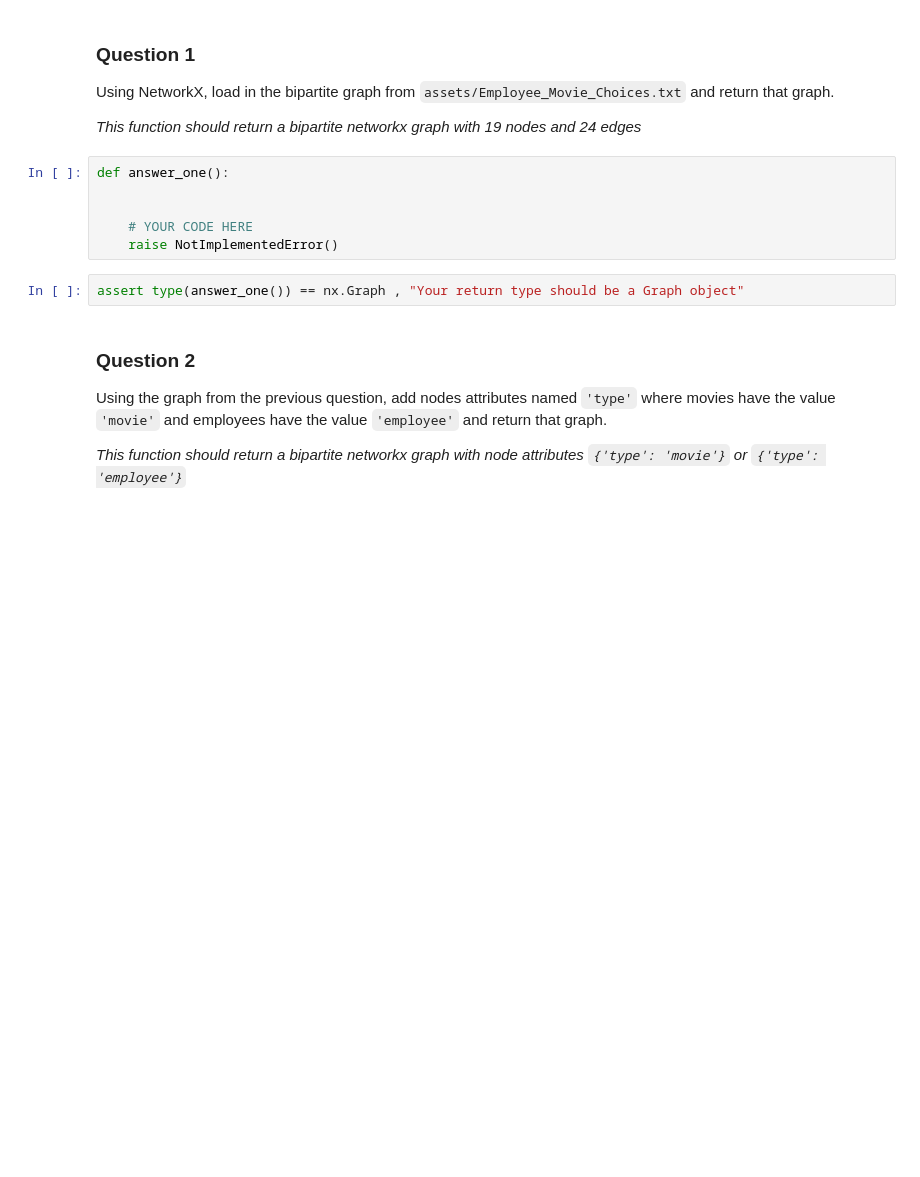
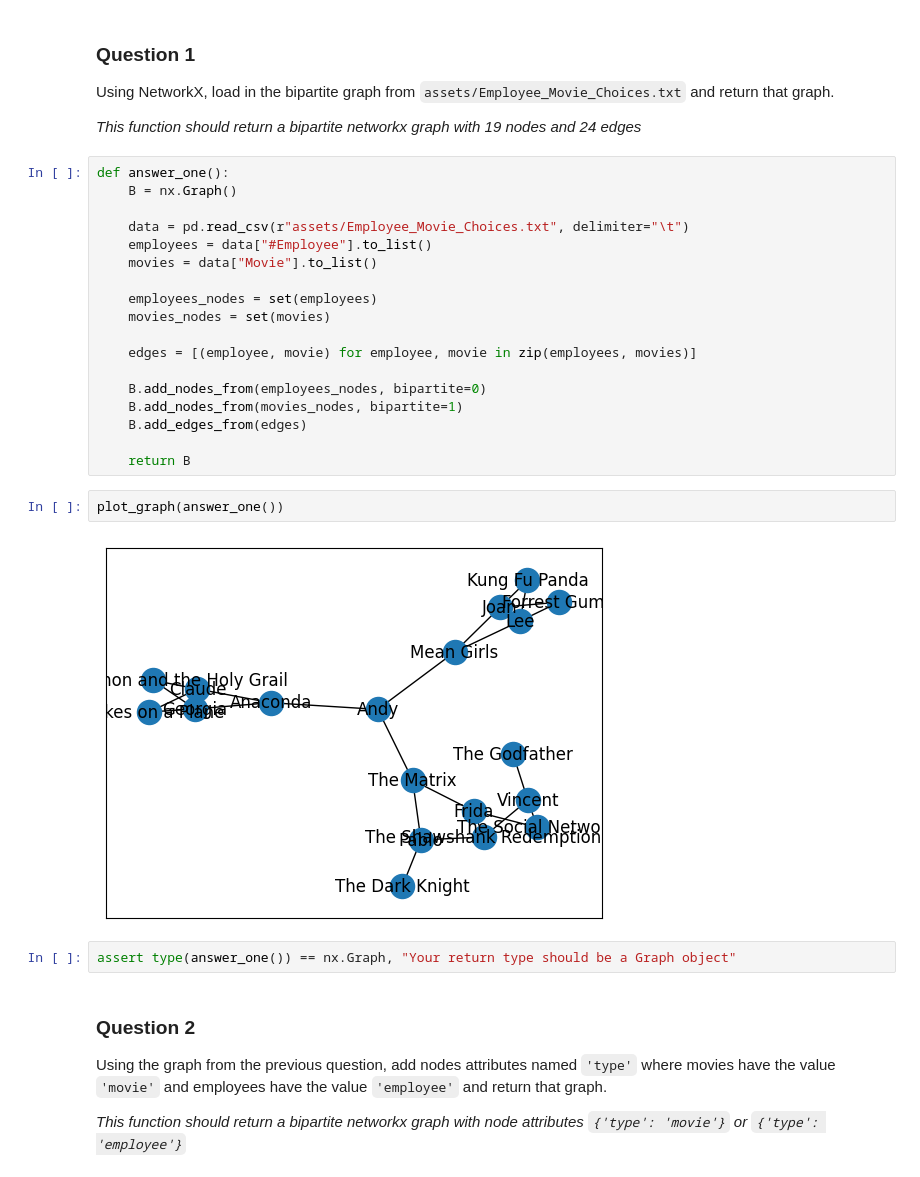
Before and after one commit to calebrauscher/University_of_Michigan, a Jupyter notebook: Social Network Analysis/assignment1.ipynb, the cells around one changed output. Saved outputs shown, nothing was run; the diff lists cells and outputs as text; blank space fills up the shorter version.

```diff
--- a/Social Network Analysis/assignment1.ipynb
+++ b/Social Network Analysis/assignment1.ipynb
@@ -66,14 +68,30 @@ def plot_graph(G, weight_name=None):
 Using NetworkX, load in the bipartite graph from `assets/Employee_Movie_Choices.txt` and return that graph.
 
 *This function should return a bipartite networkx graph with 19 nodes and 24 edges*
-# %%
-def answer_one():
-
-
-    # YOUR CODE HERE
-    raise NotImplementedError()
+# %%
+def answer_one():
+    B = nx.Graph()
+
+    data = pd.read_csv(r"assets/Employee_Movie_Choices.txt", delimiter="\t")
+    employees = data["#Employee"].to_list()
+    movies = data["Movie"].to_list()
+
+    employees_nodes = set(employees)
+    movies_nodes = set(movies)
+
+    edges = [(employee, movie) for employee, movie in zip(employees, movies)]
+
+    B.add_nodes_from(employees_nodes, bipartite=0)
+    B.add_nodes_from(movies_nodes, bipartite=1)
+    B.add_edges_from(edges)
+
+    return B
+# %%
+plot_graph(answer_one())
+# %% [output]
+[figure, added]
 # %%
-assert type(answer_one()) == nx.Graph , "Your return type should be a Graph object"
+assert type(answer_one()) == nx.Graph, "Your return type should be a Graph object"
 # %% [markdown]
 ### Question 2
 
```
Also changed, not shown: parts of 6 cells of this notebook.
